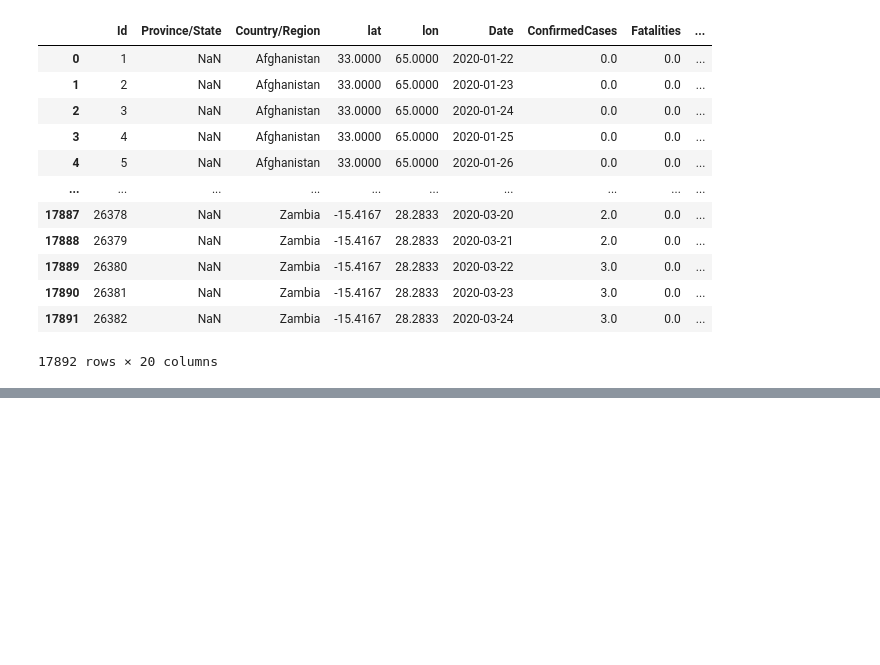
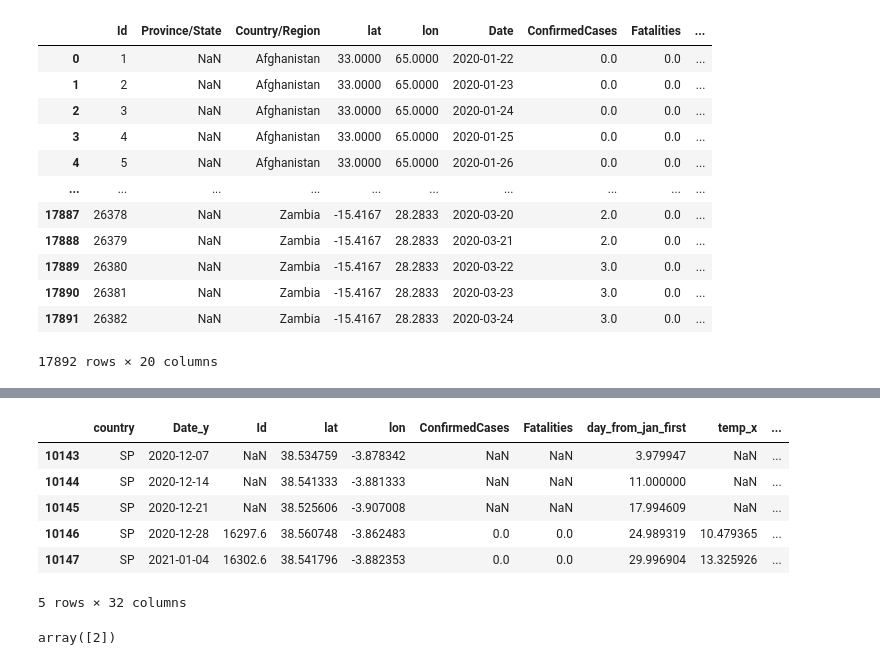
Before and after one commit to lucasbotellaroca/Covid-19_Reproduction_Rate_Estimator, a Jupyter notebook: weather_data.ipynb, the cells around one changed output, grey strips where cells are left out. Drawn from its saved outputs; the diff is of its cells as text; code cells hidden in the pictures; blank space fills up the shorter version.

```diff
--- a/weather_data.ipynb
+++ b/weather_data.ipynb
@@ -213,0 +247,14 @@ Name: Date, Length: 4093921, dtype: int64
+# %%
+df_covid_weather_grouped[(df_covid_weather_grouped['country']=='SP') & (df_covid_weather_grouped['month']==12)]
+# %% [output]
+|  | country | Date_y | Id | lat | lon | ConfirmedCases | Fatalities | day_from_jan_first | temp_x | ... |
+| 10143 | SP | 2020-12-07 | NaN | 38.534759 | -3.878342 | NaN | NaN | 3.979947 | NaN | ... |
+| 10144 | SP | 2020-12-14 | NaN | 38.541333 | -3.881333 | NaN | NaN | 11.000000 | NaN | ... |
+| 10145 | SP | 2020-12-21 | NaN | 38.525606 | -3.907008 | NaN | NaN | 17.994609 | NaN | ... |
+| 10146 | SP | 2020-12-28 | 16297.6 | 38.560748 | -3.862483 | 0.0 | 0.0 | 24.989319 | 10.479365 | ... |
+| 10147 | SP | 2021-01-04 | 16302.6 | 38.541796 | -3.882353 | 0.0 | 0.0 | 29.996904 | 13.325926 | ... |
+5 rows × 32 columns
+# %%
+CovidWeather[CovidWeather['Date_y'].dt.month==2]['Date_y'].dt.month.unique()
+# %% [output]
+array([2])
```
Also changed, not shown: parts of 9 cells of this notebook.
